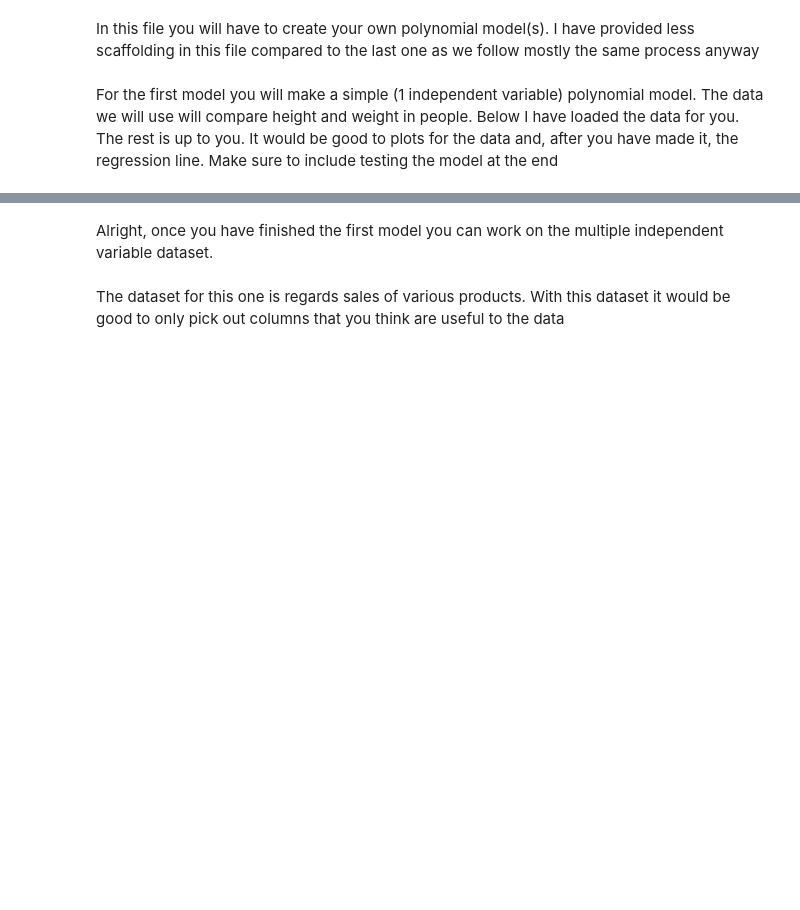
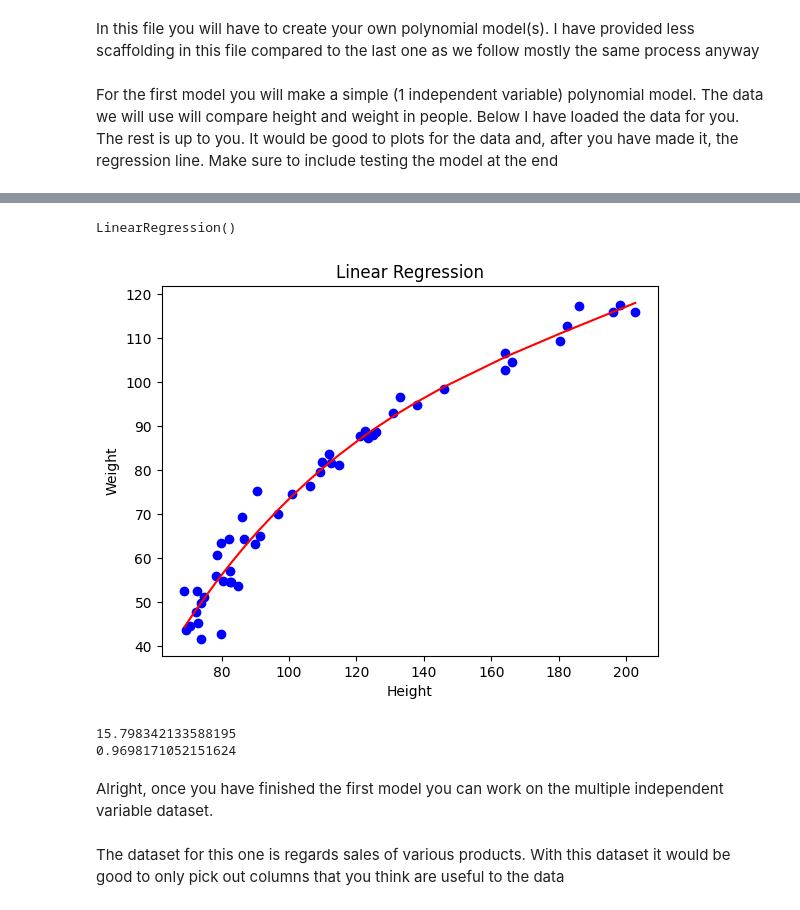
Before and after one commit to MissMcDermott/Notebooks, a Jupyter notebook: poly_you_do.ipynb, the cells around one changed output, grey strips where cells are left out. Drawn from its saved outputs; the diff is of its cells as text; code cells hidden in the pictures; blank space fills up the shorter version.

```diff
--- a/poly_you_do.ipynb
+++ b/poly_you_do.ipynb
@@ -15,3 +35,39 @@ df = pd.read_csv('data/Weight-Height Polynomial Dataset.csv')
+# %%
+df = df.sort_values('Height')
+
+
+X = df.iloc[:, 1:].values
+y = df.iloc[:, 0:1].values
+# %%
+poly = PolynomialFeatures(degree=4)
+X_poly = poly.fit_transform(X)
+
+poly.fit(X_poly, y)
+poly_reg = LinearRegression()
+poly_reg.fit(X_poly, y)
+# %% [output]
+LinearRegression()
+# %%
+plt.scatter(X, y, color='blue')
+
+plt.plot(X, poly_reg.predict(X_poly), color='red')
+plt.title('Linear Regression')
+plt.xlabel('Height')
+plt.ylabel('Weight')
+
+plt.show()
+# %% [output]
+[figure, added]
+# %%
+y_pred = poly_reg.predict(X_poly)
+mse = mean_squared_error(y, y_pred)
+r2 = r2_score(y, y_pred)
+
+print(mse)
+print(r2)
+# %% [output]
+15.798342133588195
+0.9698171052151624
 # %% [markdown]
 Alright, once you have finished the first model you can work on the multiple independent variable dataset.
 # %% [markdown]
```
Also changed, not shown: parts of 22 cells of this notebook, 11 other files.
